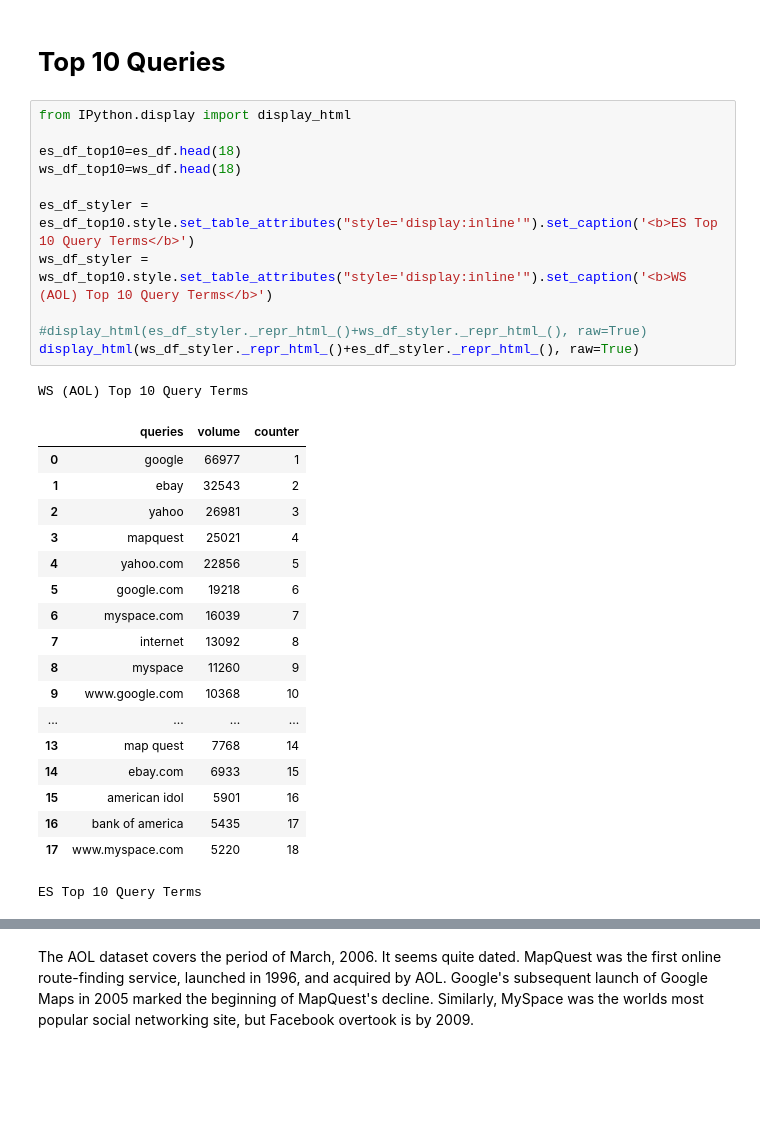
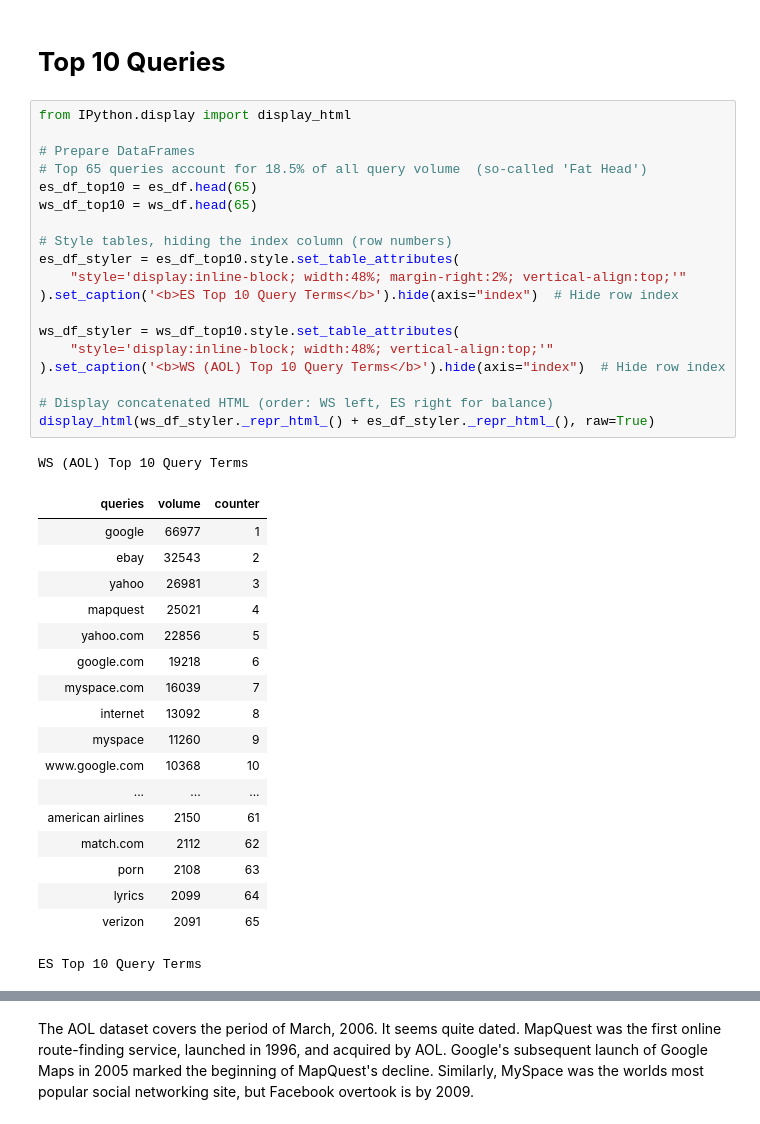
Before and after one commit to ColinDaly75/QAC_LTR_for_ES, a Jupyter notebook: search-demand-curve-enterprise-search.ipynb, the cells around one changed output, grey strips where cells are left out. Drawn from its saved outputs; the diff is of its cells as text; blank space fills up the shorter version.

```diff
--- a/search-demand-curve-enterprise-search.ipynb
+++ b/search-demand-curve-enterprise-search.ipynb
@@ -77,31 +77,39 @@ ws_df['counter'] = range(initial_value, len(ws_df) +initial_value)
 # %%
 from IPython.display import display_html
 
-es_df_top10=es_df.head(18)
-ws_df_top10=ws_df.head(18)
+# Prepare DataFrames
+# Top 65 queries account for 18.5% of all query volume  (so-called 'Fat Head')
+es_df_top10 = es_df.head(65)
+ws_df_top10 = ws_df.head(65)
 
-es_df_styler = es_df_top10.style.set_table_attributes("style='display:inline'").set_caption('<b>ES Top 10 Query Terms</b>')
-ws_df_styler = ws_df_top10.style.set_table_attributes("style='display:inline'").set_caption('<b>WS (AOL) Top 10 Query Terms</b>')
+# Style tables, hiding the index column (row numbers)
+es_df_styler = es_df_top10.style.set_table_attributes(
+    "style='display:inline-block; width:48%; margin-right:2%; vertical-align:top;'"
+).set_caption('<b>ES Top 10 Query Terms</b>').hide(axis="index")  # Hide row index
 
-#display_html(es_df_styler._repr_html_()+ws_df_styler._repr_html_(), raw=True)
-display_html(ws_df_styler._repr_html_()+es_df_styler._repr_html_(), raw=True)
+ws_df_styler = ws_df_top10.style.set_table_attributes(
+    "style='display:inline-block; width:48%; vertical-align:top;'"
+).set_caption('<b>WS (AOL) Top 10 Query Terms</b>').hide(axis="index")  # Hide row index
+
+# Display concatenated HTML (order: WS left, ES right for balance)
+display_html(ws_df_styler._repr_html_() + es_df_styler._repr_html_(), raw=True)
 # %% [output]
 WS (AOL) Top 10 Query Terms
-|  | queries | volume | counter |
-| 0 | google | 66977 | 1 |
-| 1 | ebay | 32543 | 2 |
-| 2 | yahoo | 26981 | 3 |
-| 3 | mapquest | 25021 | 4 |
-| 4 | yahoo.com | 22856 | 5 |
-| 5 | google.com | 19218 | 6 |
-| 6 | myspace.com | 16039 | 7 |
-| 7 | internet | 13092 | 8 |
-| 8 | myspace | 11260 | 9 |
-| 9 | www.google.com | 10368 | 10 |
-| ... | ... | ... | ... |
-| 13 | map quest | 7768 | 14 |
-| 14 | ebay.com | 6933 | 15 |
-| 15 | american idol | 5901 | 16 |
-| 16 | bank of america | 5435 | 17 |
-| 17 | www.myspace.com | 5220 | 18 |
+| queries | volume | counter |
+| google | 66977 | 1 |
+| ebay | 32543 | 2 |
+| yahoo | 26981 | 3 |
+| mapquest | 25021 | 4 |
+| yahoo.com | 22856 | 5 |
+| google.com | 19218 | 6 |
+| myspace.com | 16039 | 7 |
+| internet | 13092 | 8 |
+| myspace | 11260 | 9 |
+| www.google.com | 10368 | 10 |
+| ... | ... | ... |
+| american airlines | 2150 | 61 |
+| match.com | 2112 | 62 |
+| porn | 2108 | 63 |
+| lyrics | 2099 | 64 |
+| verizon | 2091 | 65 |
 ES Top 10 Query Terms
```
Also changed, not shown: parts of 1 cell of this notebook.
